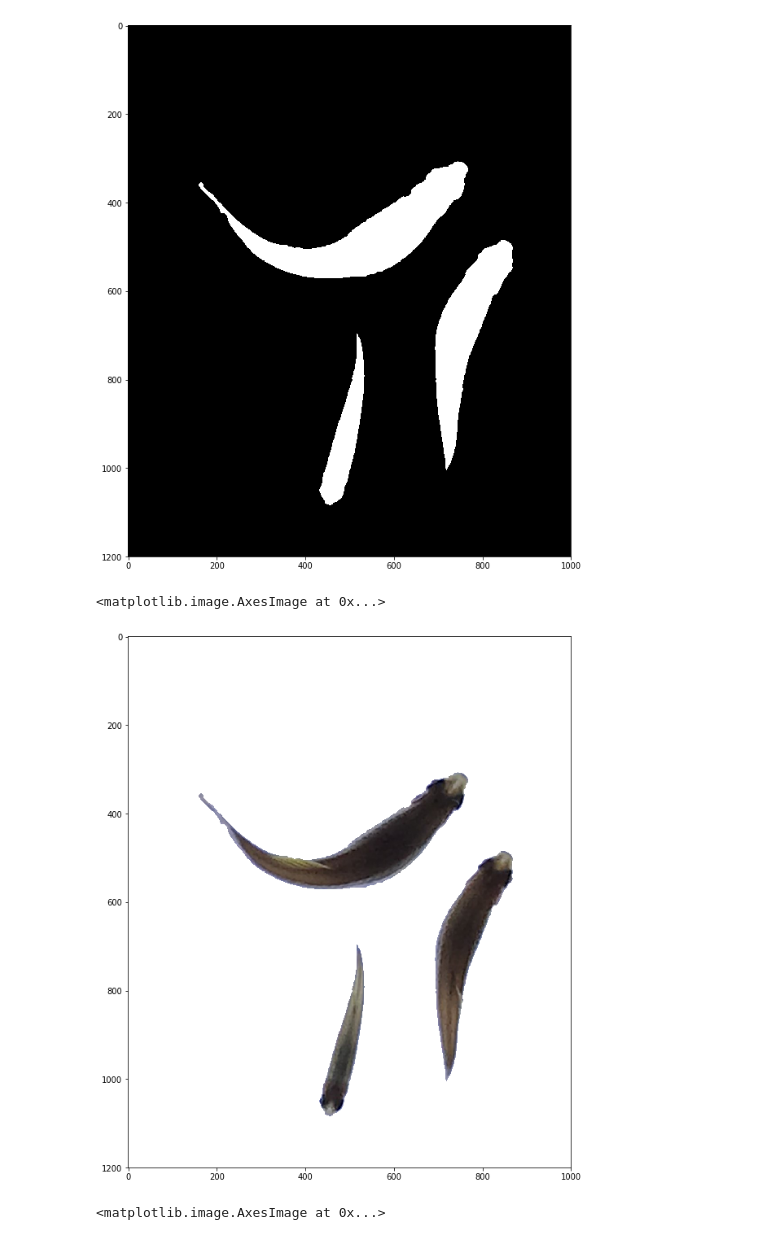
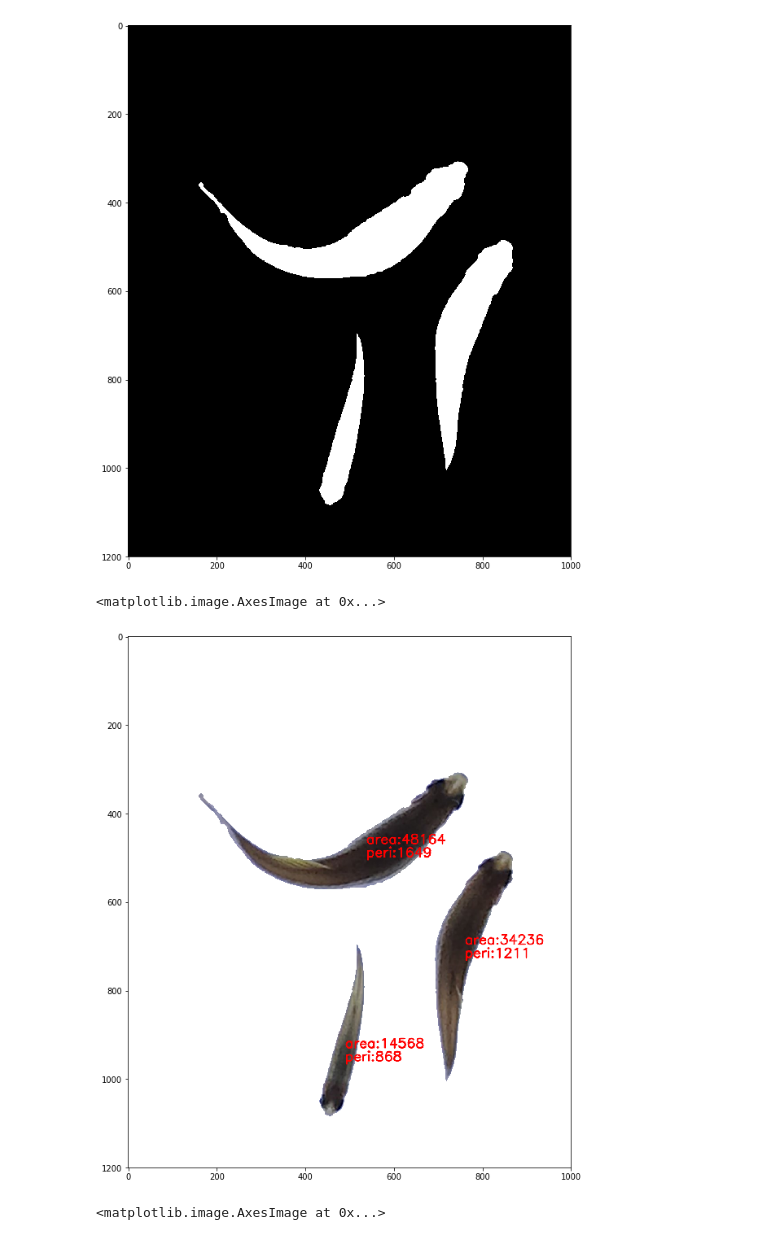
Before and after one commit to alexkychen/feederBot, a Jupyter notebook: Process top-view zebrafish image.ipynb, the cells around one changed output. Saved outputs shown, nothing was run; the diff lists cells and outputs as text; code cells hidden in the pictures.

```diff
--- a/Process top-view zebrafish image.ipynb
+++ b/Process top-view zebrafish image.ipynb
@@ -74,14 +74,14 @@ threshold.shape
 #Get area of each contour
 
 #empty list to store fish contour
-cnt_area = list()
+cnt_info = []
 
 #empty map to draw fish contour
 fish_contour = np.zeros(threshold.shape)
 
 for cnt in contours:
 
-    area = cv2.contourArea(cnt)
+    area = round(cv2.contourArea(cnt))
 
     #Filter out small non-fish object; Keep object only if its area greater than 1000
     if area > 1000 and 0 not in cnt:   #and True not in np.isin(cnt, [0, threshold.shape[1]-1, threshold.shape[0]-1]):
@@ -95,7 +95,16 @@ for cnt in contours:
 
                 cv2.drawContours(fish_contour, [cnt], 0, 255, -1)
 
-                cnt_area.append(area)
+                #get contour centroid
+                M = cv2.moments(cnt)
+                cx = int(M['m10']/M['m00'])
+                cy = int(M['m01']/M['m00'])
+                #get contour perimeter
+                perimeter = round(cv2.arcLength(cnt,True))
+                #save centroid, area, and perimeter in tuple
+                info = (cx, cy, area, perimeter)
+                #append info to info list
+                cnt_info.append(info)
 
-print(cnt_area)
+print(cnt_info)
 # %% [output]
@@ -102,0 +112,3 @@ print(cnt_area)
+# %%
+for info in cnt_info:
+    print(info[0])
@@ -109,17 +148,33 @@ plt.imshow(fish_contour, cmap="gray")
 # %%
 #Extract fish from contours
 
 fish_contour_int8 = np.uint8(fish_contour)
 rest = cv2.bitwise_and(ROI, ROI, mask=fish_contour_int8)
 
 #change black background to white
 rest[np.where((rest==[0,0,0]).all(axis=2))] = [255,255,255];
 
+#Add fish contour info to image; info[0]=cx; info[1]=cy; info[2]=area; info[3]=perimeter
+font = cv2.FONT_HERSHEY_SIMPLEX
+for info in cnt_info:
+
+    area_string = "area:"+str(info[2])
+    cv2.putText(rest, area_string, (info[0],info[1]), font, 1, (255,0,0),2,cv2.LINE_AA)
+
+    peri_string = "peri:"+str(info[3])
+    cv2.putText(rest, peri_string, (info[0],info[1]+30), font, 1, (255,0,0),2,cv2.LINE_AA)
+
+
+#Draw centroid on one fish
+#cv2.circle(rest, (cx, cy), 10, (255,0,0), -1)
+#font = cv2.FONT_HERSHEY_SIMPLEX
+#cv2.putText(rest,'OpenCV',(cx+10,cy-10), font, 2,(255,0,0),4,cv2.LINE_AA)
+
 plt.figure(figsize=(12,12))
 plt.imshow(rest)
 # %% [output]
 <matplotlib.image.AxesImage at 0x...>
-[figure, old version]
+[figure, new version]
 # %%
 #run thresholding again to check fish eye
 gray2 = cv2.cvtColor(rest, cv2.COLOR_RGB2GRAY)
```
Also changed, not shown: parts of 4 cells of this notebook, 4 other files.
